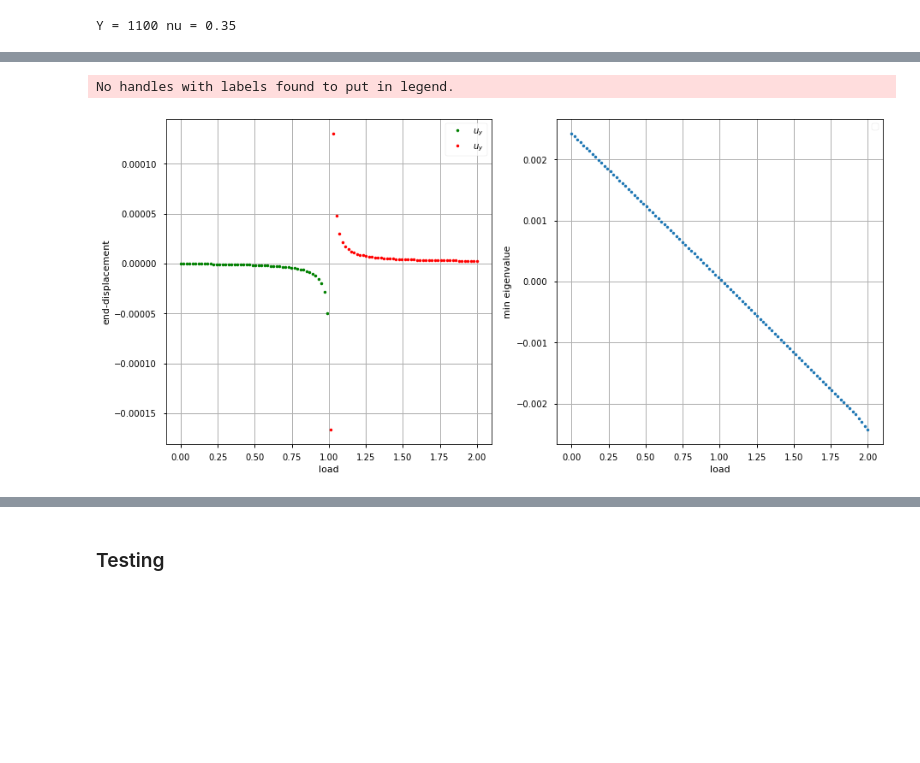
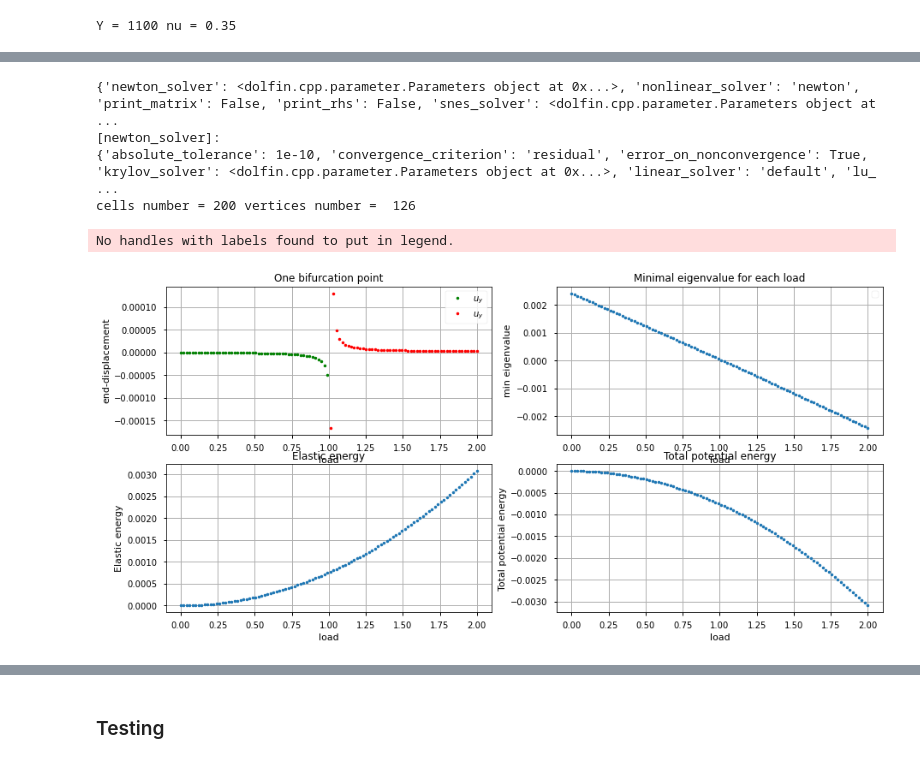
Before and after one commit to a-latyshev/Fenics_AMMS_2021, a Jupyter notebook: 04-Bifurcation/TP2.ipynb, the cells around one changed output, grey strips where cells are left out. Drawn from its saved outputs; the diff is of its cells as text; code cells hidden in the pictures; blank space fills up the shorter version.

```diff
--- a/04-Bifurcation/TP2.ipynb
+++ b/04-Bifurcation/TP2.ipynb
@@ -77,18 +77,16 @@ class HyperelasticitySolver:
         problem = dolfin.NonlinearVariationalProblem(residual, self.u, bcs=bcs, J=jacobian)
         solver = dolfin.NonlinearVariationalSolver(problem)
 
-        print(dict(solver.parameters))
-        print('[newton_solver]:')
-        print(dict(solver.parameters["newton_solver"]))
-
-        # print(solver.parameters["newton_solver"])
-        # print('["newton_solver"]:')
-        # for obj in solver.parameters["newton_solver"]:
-        #     print(obj,'=', solver.parameters["newton_solver"][str(obj)])
+        # print(dict(solver.parameters))
+        # print('[newton_solver]:')
+        # print(dict(solver.parameters["newton_solver"]))
+        # print('cells number =', self.mesh.num_cells(), 'vertices number = ', self.mesh.num_vertices())
 
         self.loads = np.linspace(params['load_min'], params['load_max'], params['nsteps'])
         self.displ = np.zeros_like(self.loads)
         self.min_eig = np.zeros_like(self.loads)
+        self.potential_energy = np.zeros_like(self.loads)
+        self.elastic_energy = np.zeros_like(self.loads)
 
         self.u.interpolate(dolfin.Constant((0.,0.)))
         # file_u = dolfin.XDMFFile("output/u.xdmf")
@@ -112,6 +110,8 @@ class HyperelasticitySolver:
             solver.solve()
             self.displ[i] = dolfin.assemble(self.u[1]*ds(2))/params['Lx']
             self.min_eig[i] = stability_monitor(jacobian, self.u, bcs, neig=2, verbose=False)
+            self.potential_energy[i] = dolfin.assemble(potential_energy)
+            self.elastic_energy[i] = dolfin.assemble(psi*dx)
 
 
         b0.alpha = params['alpha_right']
@@ -120,6 +120,8 @@ class HyperelasticitySolver:
             solver.solve()
             self.displ[loads_left.shape[0] + i] = dolfin.assemble(self.u[1]*ds(2))/params['Lx']
             self.min_eig[loads_left.shape[0] + i] = stability_monitor(jacobian, self.u, bcs, neig=2, verbose=False)
+            self.potential_energy[loads_left.shape[0] + i] = dolfin.assemble(potential_energy)
+            self.elastic_energy[loads_left.shape[0] + i] = dolfin.assemble(psi*dx)
 
 
         return self.loads, self.displ
@@ -785,32 +891,52 @@ No handles with labels found to put in legend.
 # %%
 params['alpha'] = 0
 params['alpha_right'] = 0.0
 params['load_max'] = 2
 params['nsteps'] = 100
 loads, displ = hypsol.solve(params)
 
 plt.figure(figsize=(15,7))
-plt.subplot(1, 2, 1)
+plt.subplot(2, 2, 1)
 plt.plot(loads[loads<1], displ[loads<1], ".g", label=(r'$u_y$'))
 plt.plot(loads[loads>1], displ[loads>1], ".r", label=(r'$u_y$'))
 plt.xlabel("load")
 plt.ylabel("end-displacement")
 plt.legend()
 plt.grid()
 plt.title('One bifurcation point')
 
-plt.subplot(1, 2, 2)
+plt.subplot(2, 2, 2)
 plt.plot(loads, hypsol.min_eig, ".")
 plt.xlabel("load")
 plt.ylabel("min eigenvalue")
 plt.legend()
 plt.grid()
 plt.title('Minimal eigenvalue for each load')
 
+plt.subplot(2, 2, 3)
+plt.plot(loads, hypsol.elastic_energy, ".")
+plt.xlabel("load")
+plt.ylabel("Elastic energy")
+# plt.legend()
+plt.grid()
+plt.title('Elastic energy')
+
+plt.subplot(2, 2, 4)
+plt.plot(loads, hypsol.potential_energy, ".")
+plt.xlabel("load")
+plt.ylabel("Total potential energy")
+# plt.legend()
+plt.grid()
+plt.title('Total potential energy')
+
 plt.savefig('img/part20_1_bif_points.png', dpi=300)
 # %% [output]
-No handles with labels found to put in legend.
+{'newton_solver': <dolfin.cpp.parameter.Parameters object at 0x...>, 'nonlinear_solver': 'newton', 'print_matrix': False, 'print_rhs': False, 'snes_solver': <dolfin.cpp.parameter.Parameters object at  ...
+[newton_solver]:
+{'absolute_tolerance': 1e-10, 'convergence_criterion': 'residual', 'error_on_nonconvergence': True, 'krylov_solver': <dolfin.cpp.parameter.Parameters object at 0x...>, 'linear_solver': 'default', 'lu_ ...
+cells number = 200 vertices number =  126
+No handles with labels found to put in legend.
-[figure, old version]
+[figure, new version]
 # %%
 params['alpha'] = 0.001
 params['alpha_right'] = 0.001
```
Also changed, not shown: parts of 9 cells of this notebook.
